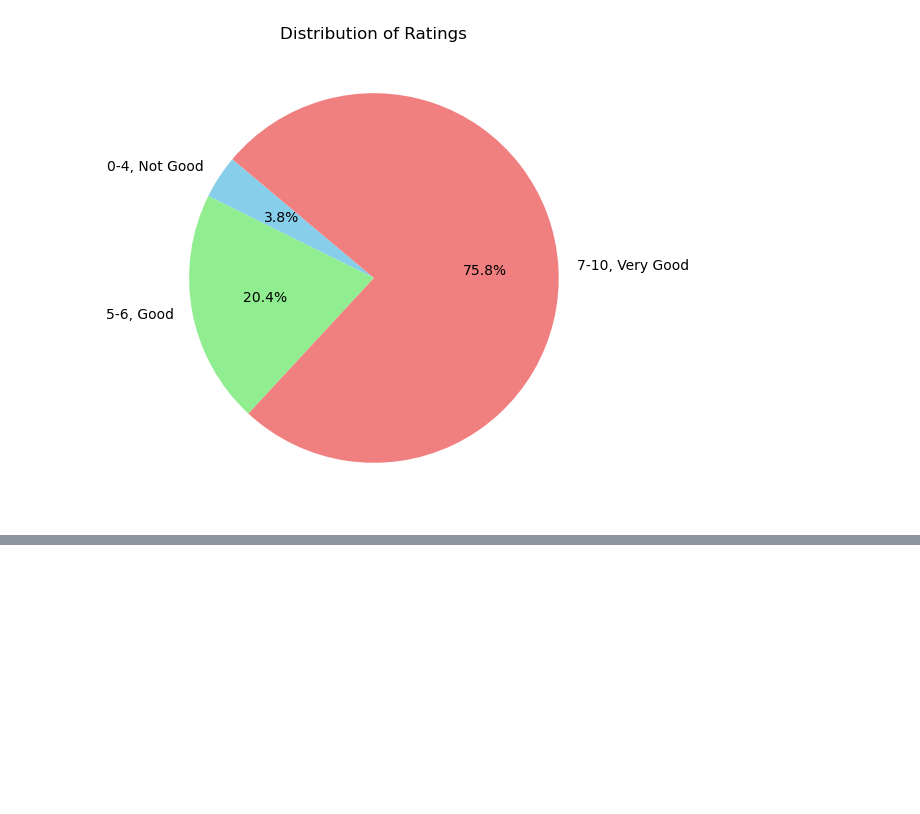
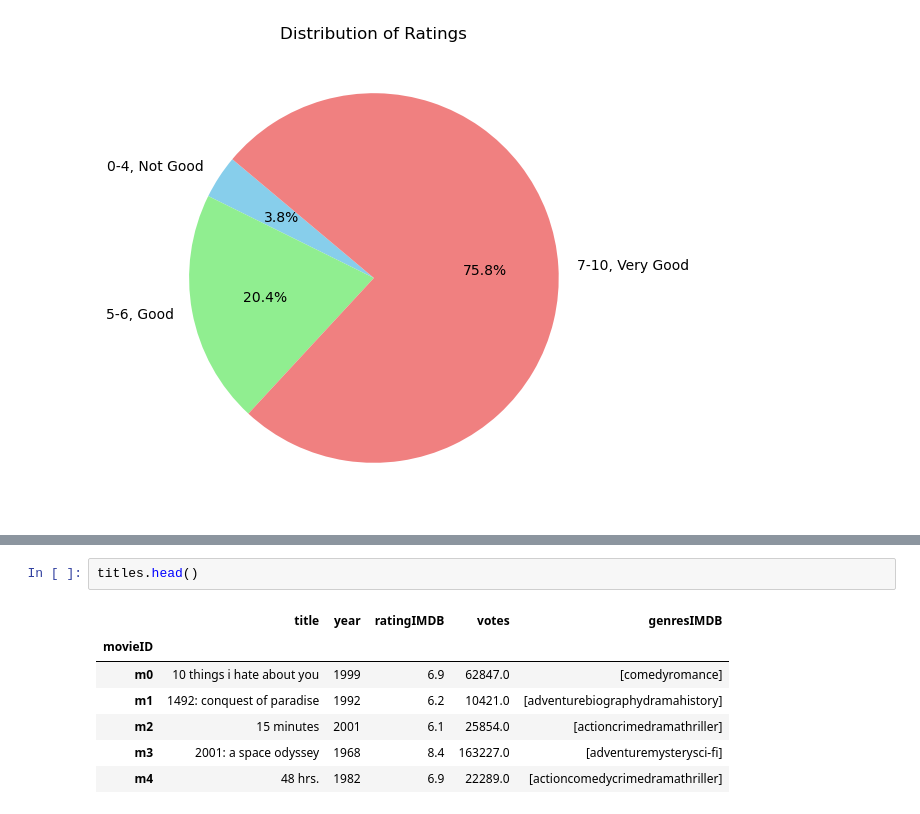
Before and after one commit to Nishith170217/Cornell-Movie-Dialog-Analysis-NLP-Course-Project-, a Jupyter notebook: trial 2.ipynb, the cells around one changed output, grey strips where cells are left out. Drawn from its saved outputs; the diff is of its cells as text; blank space fills up the shorter version.

```diff
--- a/trial 2.ipynb
+++ b/trial 2.ipynb
@@ -233,0 +251,10 @@ plt.show()
+# %%
+titles.head()
+# %% [output]
+|  | title | year | ratingIMDB | votes | genresIMDB |
+| movieID |  |  |  |  |  |
+| m0 | 10 things i hate about you | 1999 | 6.9 | 62847.0 | [comedyromance] |
+| m1 | 1492: conquest of paradise | 1992 | 6.2 | 10421.0 | [adventurebiographydramahistory] |
+| m2 | 15 minutes | 2001 | 6.1 | 25854.0 | [actioncrimedramathriller] |
+| m3 | 2001: a space odyssey | 1968 | 8.4 | 163227.0 | [adventuremysterysci-fi] |
+| m4 | 48 hrs. | 1982 | 6.9 | 22289.0 | [actioncomedycrimedramathriller] |
```
Also changed, not shown: parts of 1 cell of this notebook, 1 other file.
